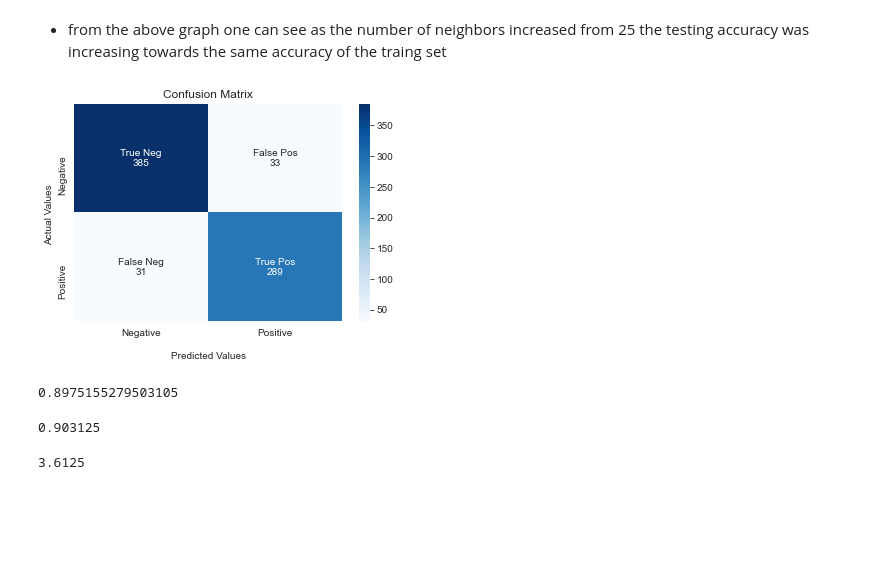
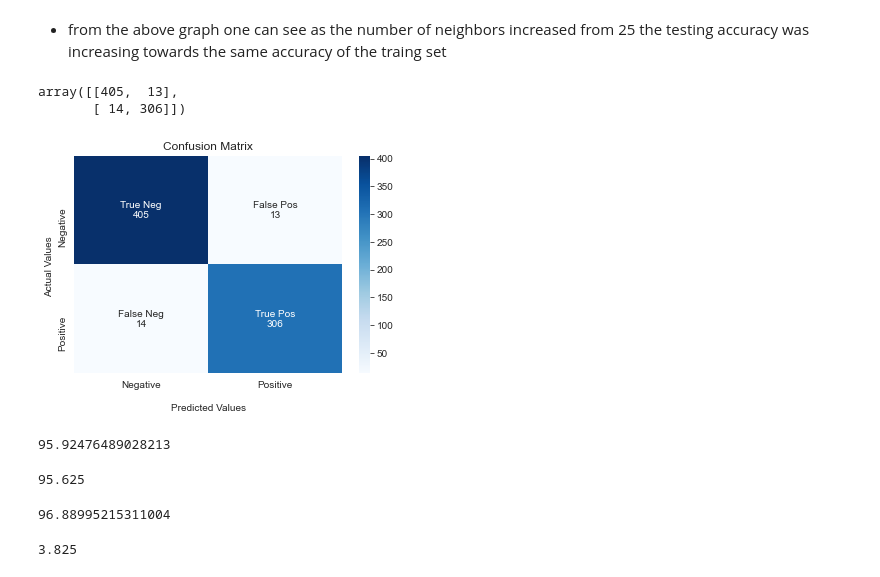
Before and after one commit to CrispenChisina07/Covid-19-in-Germany-Analysis, a Jupyter notebook: CSE 351 Final Project.ipynb, the cells around one changed output. Cells and saved outputs as stored; diff of their text form; code cells hidden in the pictures; blank space fills up the shorter version.

```diff
--- a/CSE 351 Final Project.ipynb
+++ b/CSE 351 Final Project.ipynb
@@ -1234,36 +1251,48 @@ cf_matrix = confusion_matrix(y_test, y_pred)
+# %%
+cf_matrix_knn = confusion_matrix(y_test, y_test_pred_knn)
+cf_matrix_knn
+# %% [output]
+array([[405,  13],
+       [ 14, 306]])
 # %%
 groups = ['True Neg','False Pos','False Neg','True Pos']
 group_counts = ["{0:0.0f}".format(val) for val in
-cf_matrix.flatten()]
+cf_matrix_knn.flatten()]
 labels = [f"{g1}\n{g2}" for g1, g2 in
 zip(groups,group_counts)]
 labels = np.asarray(labels).reshape(2,2)
-axes = sns.heatmap(cf_matrix, annot=labels, fmt='', cmap='Blues')
+axes = sns.heatmap(cf_matrix_knn, annot=labels, fmt='', cmap='Blues')
 axes.set_title('Confusion Matrix');
 axes.set_xlabel('\nPredicted Values')
 axes.set_ylabel('Actual Values ');
 axes.xaxis.set_ticklabels(['Negative','Positive'])
 axes.yaxis.set_ticklabels(['Negative','Positive'])
 plt.show()
 # %% [output]
-[figure, old version]
+[figure, new version]
 # %%
-res_cfmatr = cf_matrix.flatten()
+res_cfmatr_knn = cf_matrix_knn.flatten()
 # precision = TP / (TP + FP)
-precision = res_cfmatr[3]/ (res_cfmatr[3] + res_cfmatr[1])
-precision
+knn_precision = res_cfmatr_knn[3]/ (res_cfmatr_knn[3] + res_cfmatr_knn[1])
+knn_precision * 100
 # %% [output]
-0.8975155279503105
+95.92476489028213
 # %%
 # recall = TP / (TP + FN)
-recall = res_cfmatr[3]/ (res_cfmatr[3] + res_cfmatr[2])
-recall
+knn_recall = res_cfmatr_knn[3]/ (res_cfmatr_knn[3] + res_cfmatr_knn[2])
+knn_recall * 100
 # %% [output]
-0.903125
+95.625
+# %%
+# specifity = TN / (TN + FP)
+knn_specifity = res_cfmatr_knn[0]/ (res_cfmatr_knn[0] + res_cfmatr_knn[1])
+knn_specifity * 100
+# %% [output]
+96.88995215311004
 # %%
 # f1 score = 2 * ((precision * recall)/ precision + recall)
 
-f1score = 2 * ((precision * recall)/ precision + recall)
-f1score
+knn_f1score = 2 * ((knn_precision * knn_recall)/ knn_precision + knn_recall)
+knn_f1score
 # %% [output]
-3.6125
+3.825
```
Also changed, not shown: parts of 39 cells of this notebook.
